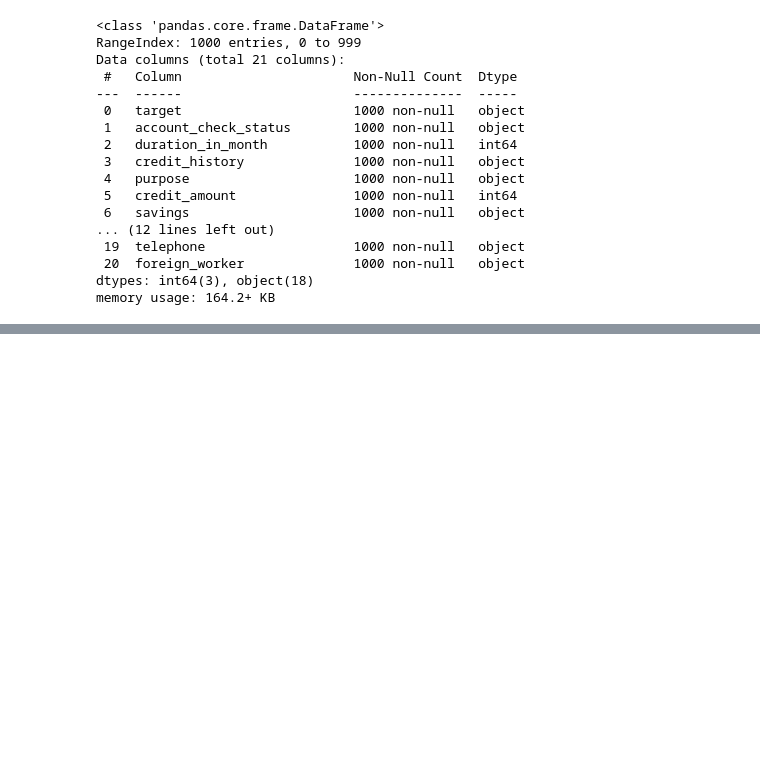
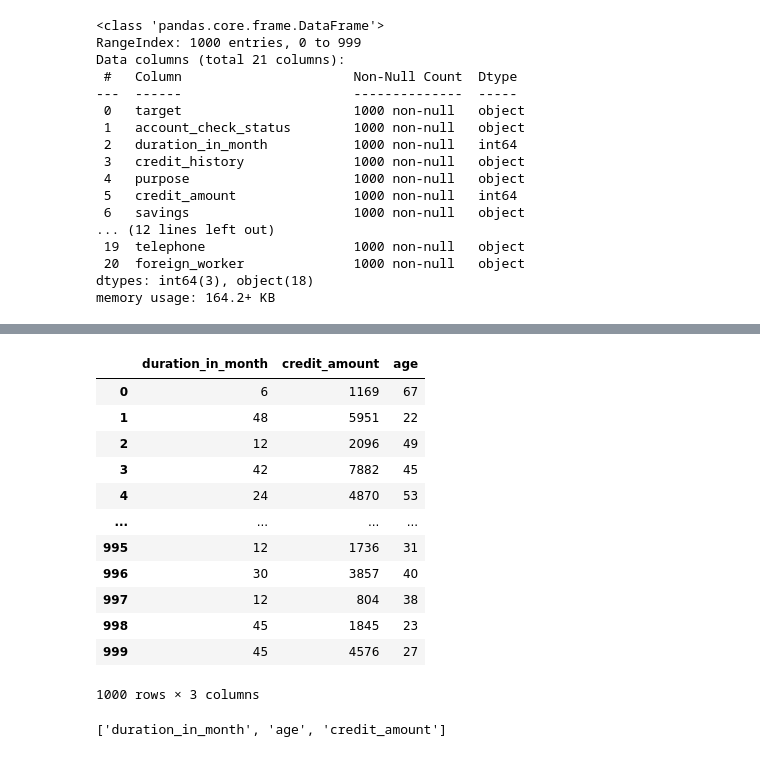
Before and after one commit to pablovanegas/Riesgo_Deudor, a Jupyter notebook: debt_risk.ipynb, the cells around one changed output, grey strips where cells are left out. Saved outputs shown, nothing was run; the diff lists cells and outputs as text; code cells hidden in the pictures; blank space fills up the shorter version.

```diff
--- a/debt_risk.ipynb
+++ b/debt_risk.ipynb
@@ -523,0 +528,16 @@ mkr = maker_encoder.transform(datos_2[categoricas]).toarray() # Sin o toarray()
+# %%
+datos_2[numericas]
+# %% [output]
+|  | duration_in_month | credit_amount | age |
+| 0 | 6 | 1169 | 67 |
+| 1 | 48 | 5951 | 22 |
+| 2 | 12 | 2096 | 49 |
+| 3 | 42 | 7882 | 45 |
+| 4 | 24 | 4870 | 53 |
+| ... | ... | ... | ... |
+| 995 | 12 | 1736 | 31 |
+| 996 | 30 | 3857 | 40 |
+| 997 | 12 | 804 | 38 |
+| 998 | 45 | 1845 | 23 |
+| 999 | 45 | 4576 | 27 |
+1000 rows × 3 columns
@@ -523,0 +554,10 @@ mkr = maker_encoder.transform(datos_2[categoricas]).toarray() # Sin o toarray()
+# %%
+#numericas
+numericas
+
+#puthing credit_amount to the end
+numericas = [x for x in numericas if x != 'credit_amount']
+numericas.append('credit_amount')
+numericas
+# %% [output]
+['duration_in_month', 'age', 'credit_amount']
```
Also changed, not shown: parts of 15 cells of this notebook, 1 other file.
